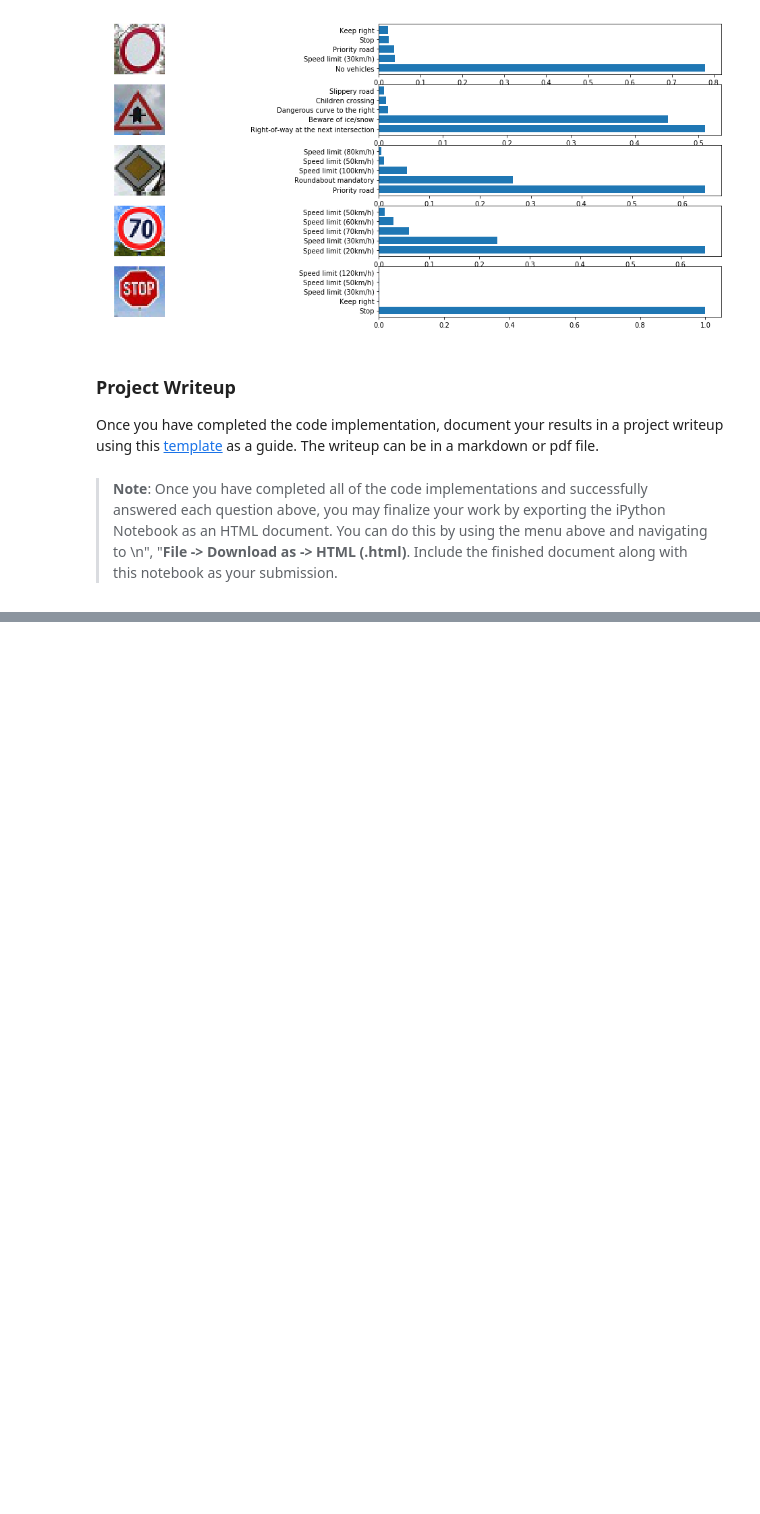
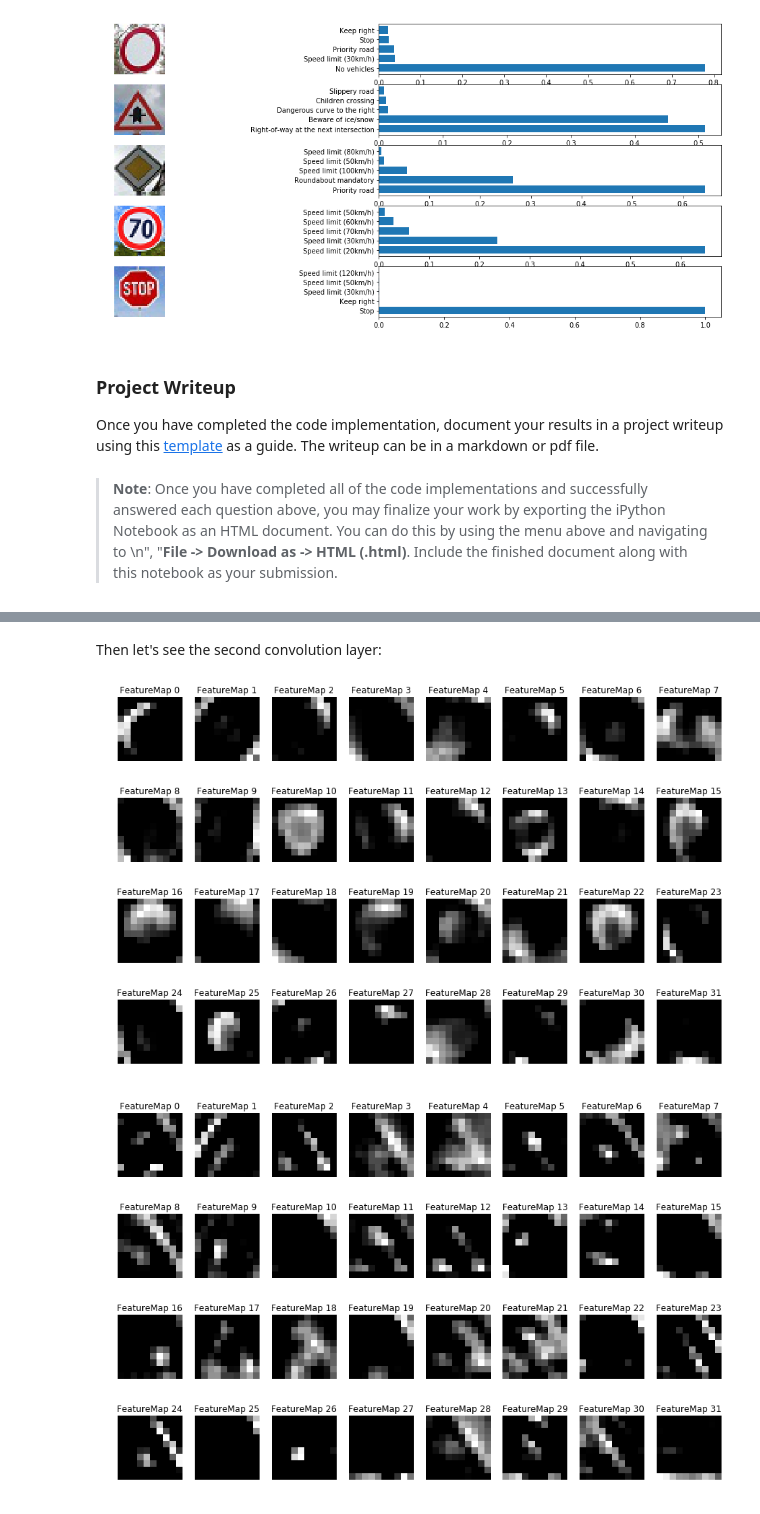
Before and after one commit to YggdrasillTech/SDCND_Project2, a Jupyter notebook: P2.ipynb, the cells around one changed output, grey strips where cells are left out. Drawn from its saved outputs; the diff is of its cells as text; code cells hidden in the pictures; blank space fills up the shorter version.

```diff
--- a/P2.ipynb
+++ b/P2.ipynb
@@ -875,0 +925,10 @@ def outputFeatureMap(image_input, tf_activation, activation_min=-1, activation_m
+# %% [markdown]
+Then let's see the second convolution layer:
+# %%
+with tf.Session() as sess:
+    for i in range(len(pp_web_img)):
+        saver.restore(sess, tf.train.latest_checkpoint('./model'))
+        outputFeatureMap(pp_web_img[i:i + 1], conv2_relu, plt_num=i)
+# %% [output]
+[figure, added]
+[figure, added]
```
Also changed, not shown: parts of 23 cells of this notebook, 1 other file.
